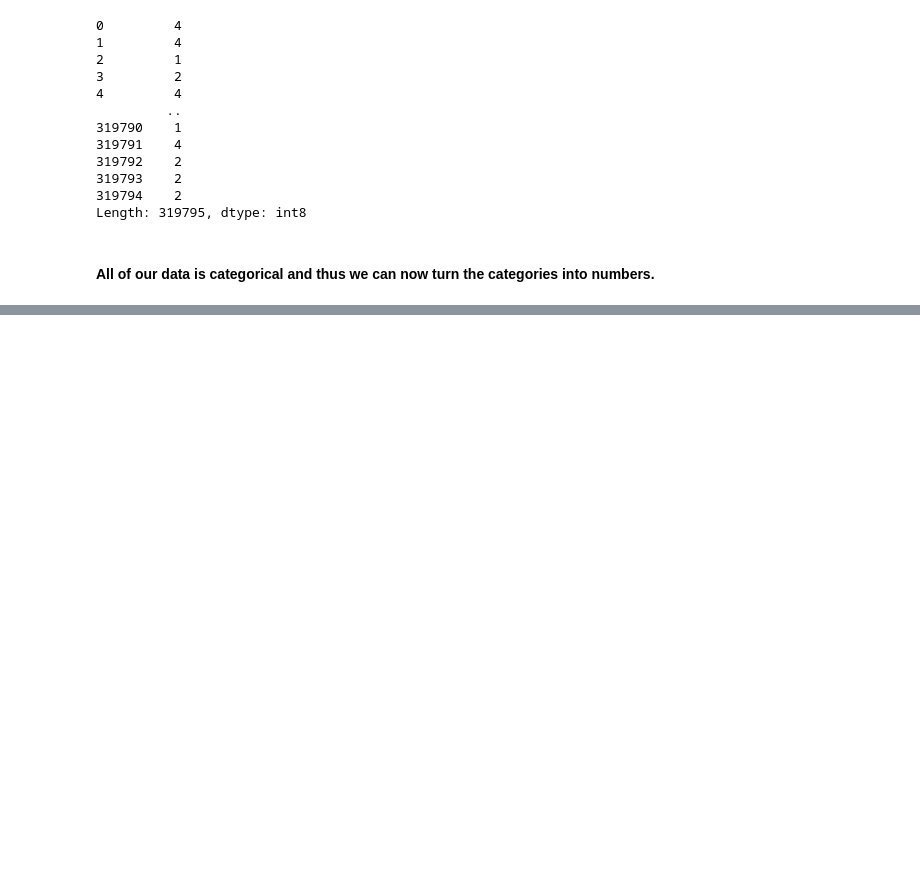
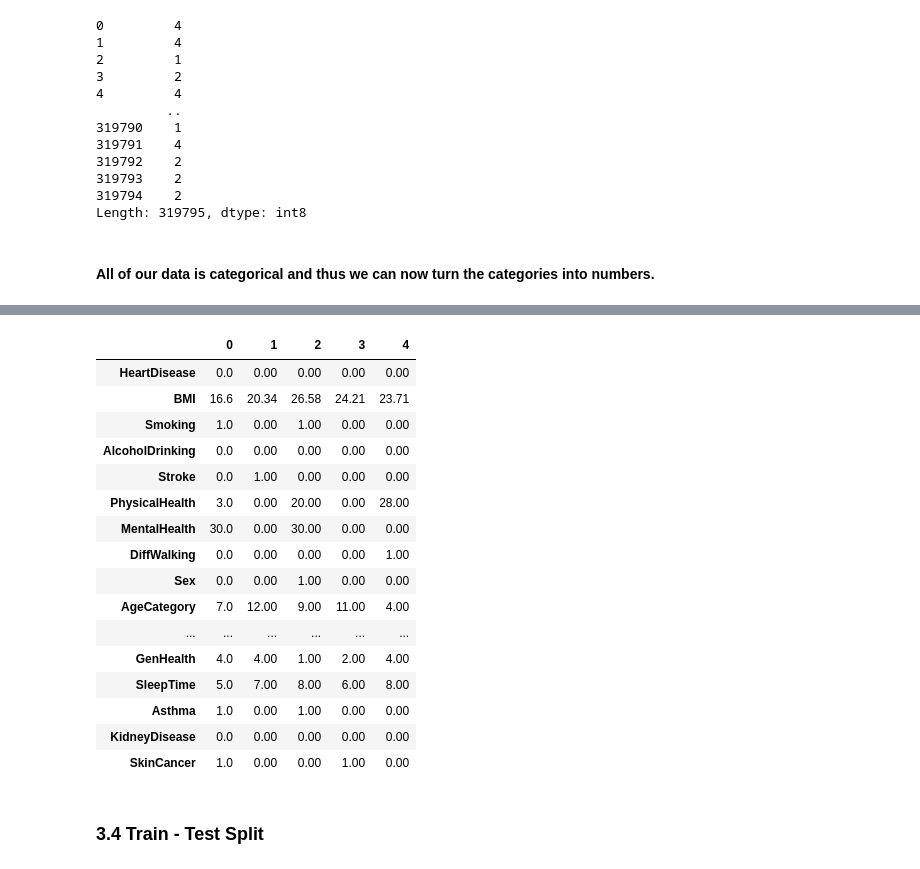
Before and after one commit to ShreeprasadSonar/ML-Project-Personal-Key-Indicators-of-Heart-Disease, a Jupyter notebook: ML-Project-Personal-Key-Indicators-of-Heart-Disease.ipynb, the cells around one changed output, grey strips where cells are left out. Cells and saved outputs as stored; diff of their text form; code cells hidden in the pictures; blank space fills up the shorter version.

Commit message:
Done with preprocessing and train test split (currently 0.2)

```diff
--- a/ML-Project-Personal-Key-Indicators-of-Heart-Disease.ipynb
+++ b/ML-Project-Personal-Key-Indicators-of-Heart-Disease.ipynb
@@ -161,0 +167,4 @@ Length: 319795, dtype: int8
+# %%
+# Importing
+df_tmp = pd.read_csv("data/heart_2020_cleaned_preprocessed.csv")
+df_tmp.head().T
@@ -161,0 +191,5 @@ Length: 319795, dtype: int8
+# %%
+# Check columns which *aren't* numeric
+for label, content in df_tmp.items():
+    if not pd.api.types.is_numeric_dtype(content):
+        print(label)
@@ -161,0 +211,6 @@ Length: 319795, dtype: int8
+# %%
+# Turn categorical variables into numbers and fill missing
+for label, content in df_tmp.items():
+    # Check columns which *aren't* numeric
+    if not pd.api.types.is_numeric_dtype(content):
+        df_tmp[label] = pd.Categorical(content).codes
@@ -161,0 +237,22 @@ Length: 319795, dtype: int8
+# %%
+df_tmp.head().T
+# %% [output]
+|  | 0 | 1 | 2 | 3 | 4 |
+| HeartDisease | 0.0 | 0.00 | 0.00 | 0.00 | 0.00 |
+| BMI | 16.6 | 20.34 | 26.58 | 24.21 | 23.71 |
+| Smoking | 1.0 | 0.00 | 1.00 | 0.00 | 0.00 |
+| AlcoholDrinking | 0.0 | 0.00 | 0.00 | 0.00 | 0.00 |
+| Stroke | 0.0 | 1.00 | 0.00 | 0.00 | 0.00 |
+| PhysicalHealth | 3.0 | 0.00 | 20.00 | 0.00 | 28.00 |
+| MentalHealth | 30.0 | 0.00 | 30.00 | 0.00 | 0.00 |
+| DiffWalking | 0.0 | 0.00 | 0.00 | 0.00 | 1.00 |
+| Sex | 0.0 | 0.00 | 1.00 | 0.00 | 0.00 |
+| AgeCategory | 7.0 | 12.00 | 9.00 | 11.00 | 4.00 |
+| ... | ... | ... | ... | ... | ... |
+| GenHealth | 4.0 | 4.00 | 1.00 | 2.00 | 4.00 |
+| SleepTime | 5.0 | 7.00 | 8.00 | 6.00 | 8.00 |
+| Asthma | 1.0 | 0.00 | 1.00 | 0.00 | 0.00 |
+| KidneyDisease | 0.0 | 0.00 | 0.00 | 0.00 | 0.00 |
+| SkinCancer | 1.0 | 0.00 | 0.00 | 1.00 | 0.00 |
+# %% [markdown]
+### 3.4 Train - Test Split
```
Also changed, not shown: parts of 15 cells of this notebook, 1 other file.
